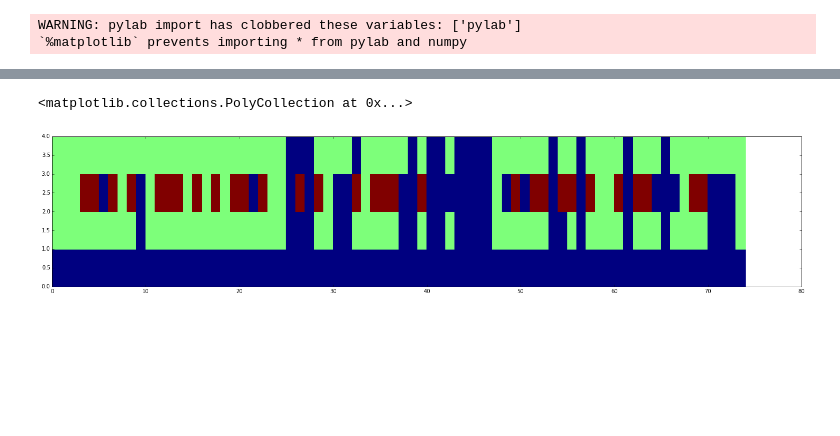
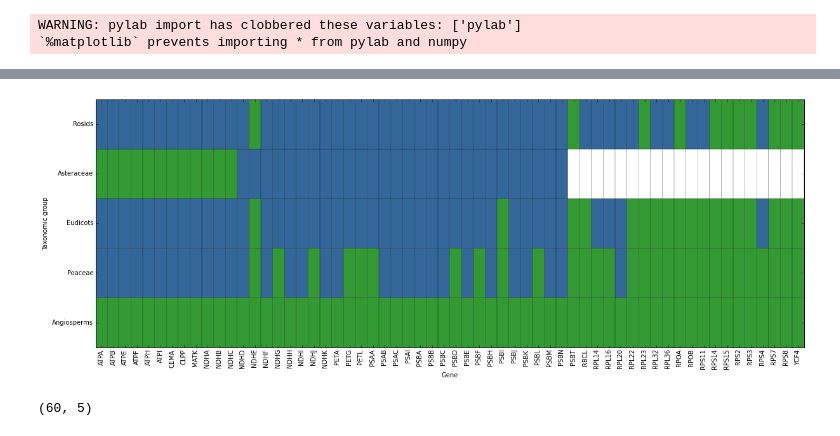
Before and after one commit to sebastianduchene/pacemaker_clustering_methods, a Jupyter notebook: Untitled0.ipynb, the cells around one changed output, grey strips where cells are left out. Saved outputs shown, nothing was run; the diff lists cells and outputs as text; code cells hidden in the pictures; blank space fills up the shorter version.

```diff
--- a/Untitled0.ipynb
+++ b/Untitled0.ipynb
@@ -253,11 +265,21 @@ temp2.ix[:, 1] = [44, 5, 7]
 #print temp2
 
 #concat_dfs([temp, temp.ix[[0, 1, 2], :], temp2, temp2.ix[[2, 1, 0], :]])
-# %%
-h_dat = np.array(merged_clusters.ix[:,1:])
-h_dat.astype(float)
-h_dat
-plt.pcolor(h_dat.transpose().astype(float))
-# %% [output]
-<matplotlib.collections.PolyCollection at 0x...>
-[figure, removed]
+# %%
+h_dat = np.array(merged_clusters.ix[:,1:])
+h_dat.astype(float)
+h_dat
+gene_names_plot = [re.sub('rm_na_', '', i).upper() for i in merged_clusters.ix[:, 0]]
+plt.pcolor(h_dat[h_dat[:, 3].argsort(), :].transpose().astype(float), edgecolors = 'k', cmap=plt.cm.ocean, alpha = 0.8)
+plt.xticks(np.arange(0.5, 60, 1), gene_names_plot, rotation = 90)
+plt.yticks(np.arange(0.5, 5.5, 1), ['Angiosperms', 'Poaceae', 'Eudicots', 'Asteraceae', 'Rosids'])
+plt.ylabel('Taxonomic group')
+plt.xlabel('Gene')
+plt.savefig('figure_2.pdf')
+# %% [output]
+[figure, added]
+# %%
+plt.xticks()
+h_dat.shape
+# %% [output]
+(60, 5)
```
Also changed, not shown: parts of 9 cells of this notebook, 3 other files.
